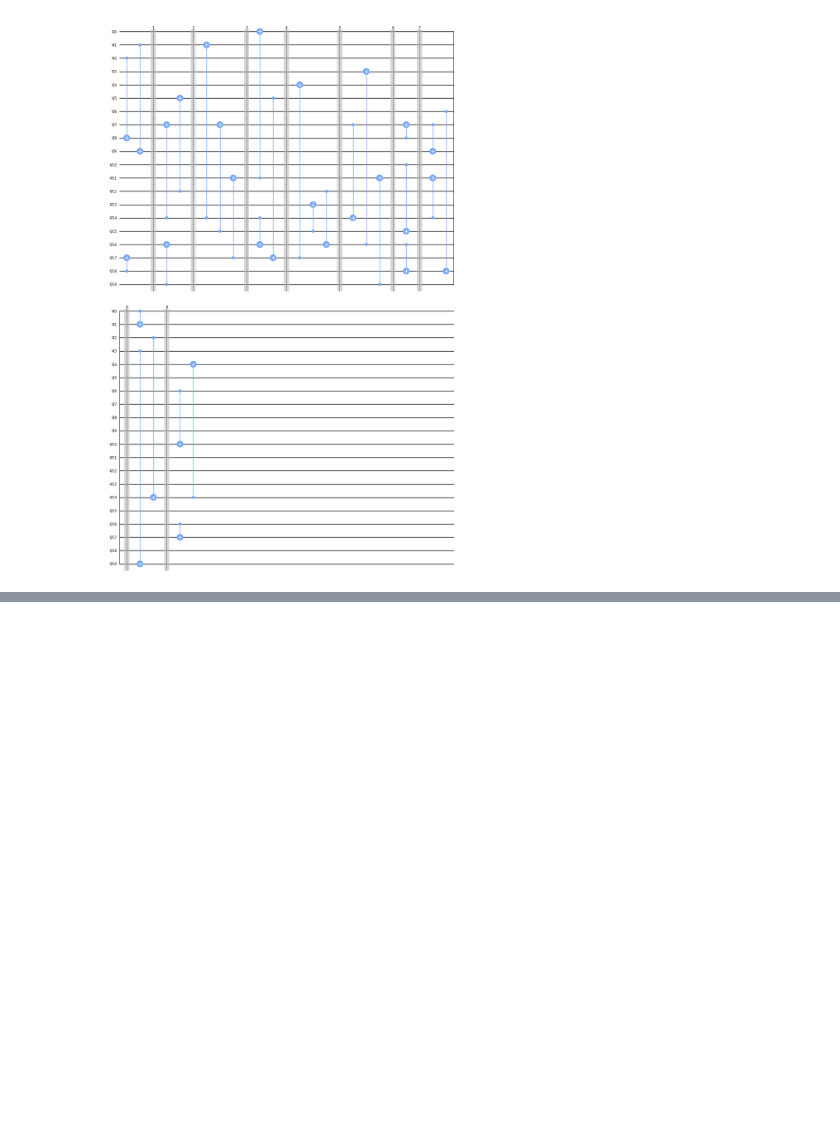
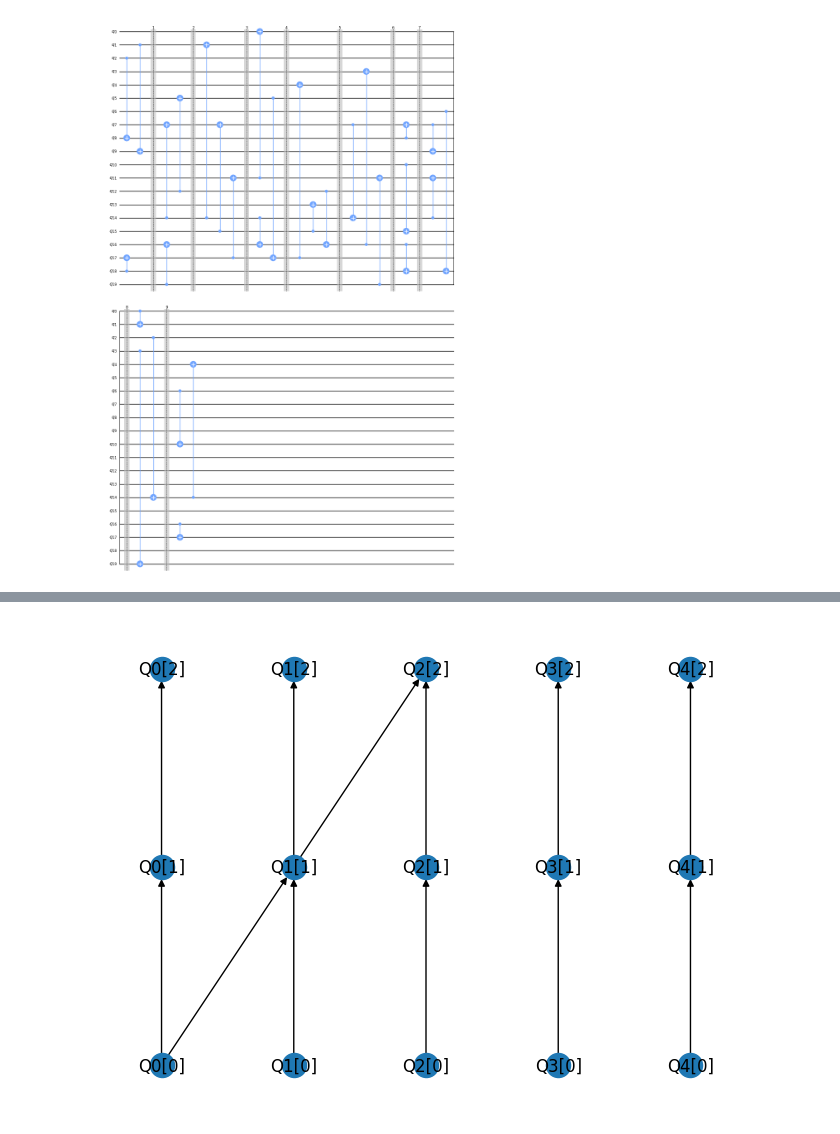
Before and after one commit to yezhuoyang/Qerrorprop, a Jupyter notebook: examples.ipynb, the cells around one changed output, grey strips where cells are left out. Saved outputs shown, nothing was run; the diff lists cells and outputs as text; code cells hidden in the pictures; blank space fills up the shorter version.

```diff
--- a/examples.ipynb
+++ b/examples.ipynb
@@ -345,0 +418,4 @@ plt.show()
+# %%
+circuit.show_EPSTG()
+# %% [output]
+[figure, added]
```
Also changed, not shown: parts of 14 cells of this notebook, 1 other file.
